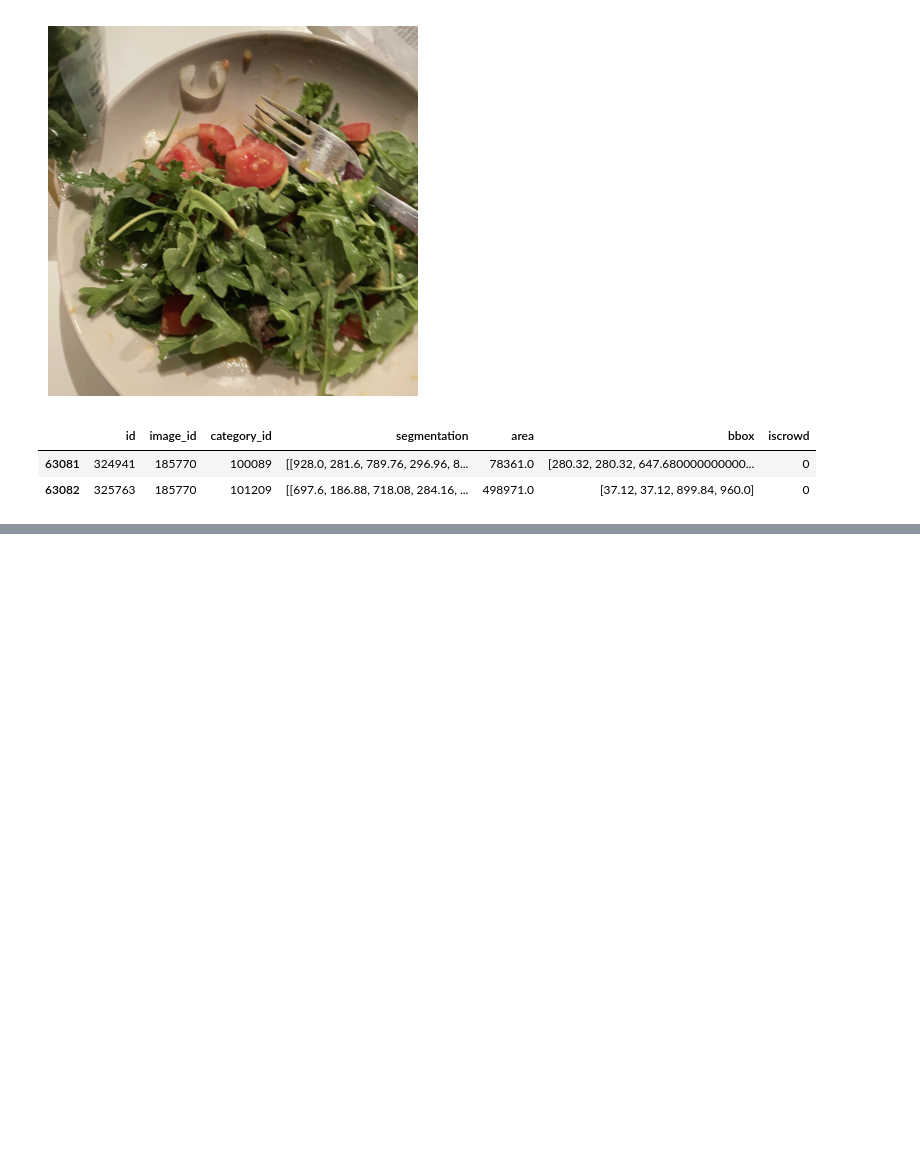
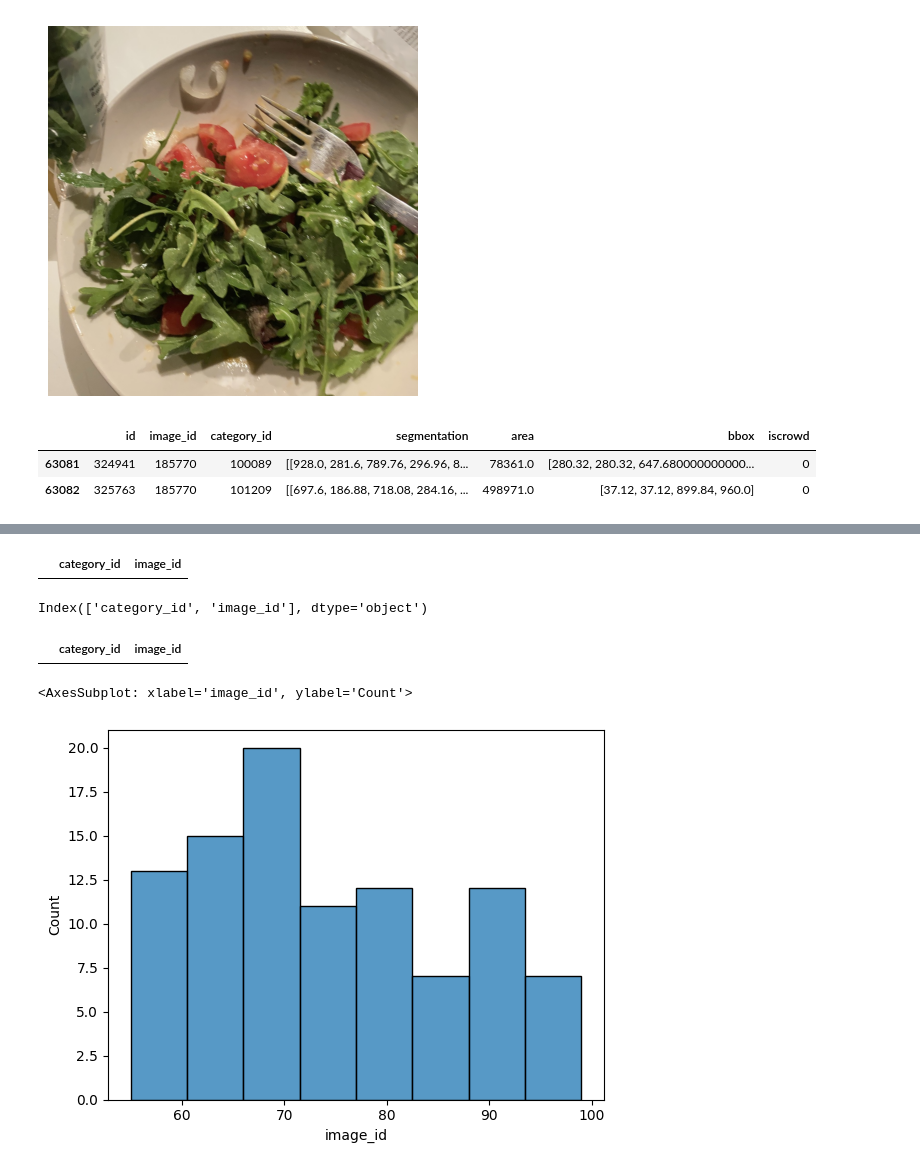
Before and after one commit to w0shitim/foodyai, a Jupyter notebook: notebooks/ali_zolfagharian_EDA.ipynb, the cells around one changed output, grey strips where cells are left out. Cells and saved outputs as stored; diff of their text form; code cells hidden in the pictures; blank space fills up the shorter version.

```diff
--- a/notebooks/ali_zolfagharian_EDA.ipynb
+++ b/notebooks/ali_zolfagharian_EDA.ipynb
@@ -227,0 +304,19 @@ annotations[annotations['image_id']==185770]
+# %%
+category_image = annotations.groupby('category_id').agg({'image_id':'count'}).reset_index()
+# %%
+category_image[category_image['image_id']==1]
+# %% [output]
+|  | category_id | image_id |
+# %%
+category_image.columns
+# %% [output]
+Index(['category_id', 'image_id'], dtype='object')
+# %%
+category_image[category_image['image_id']>10000]
+# %% [output]
+|  | category_id | image_id |
+# %%
+sns.histplot(category_image[category_image['image_id']<100]['image_id'])
+# %% [output]
+<AxesSubplot: xlabel='image_id', ylabel='Count'>
+[figure, added]
```
Also changed, not shown: parts of 17 cells of this notebook.
